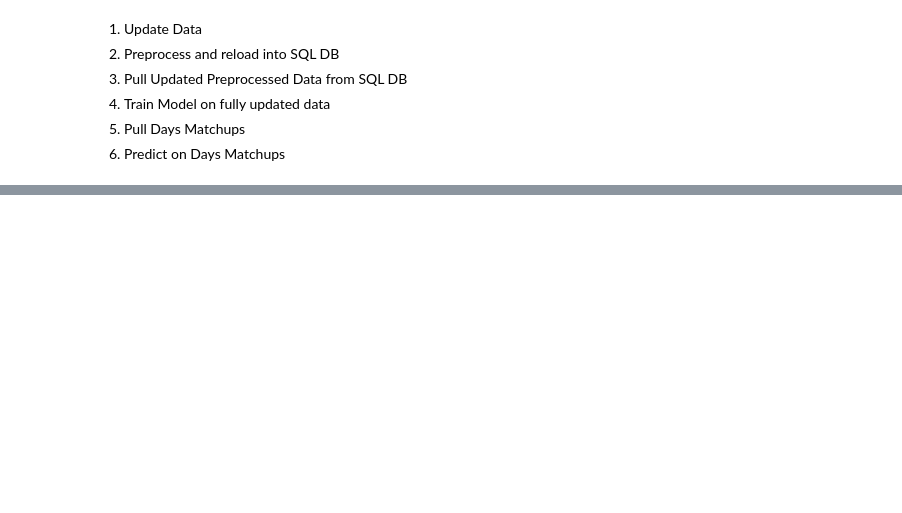
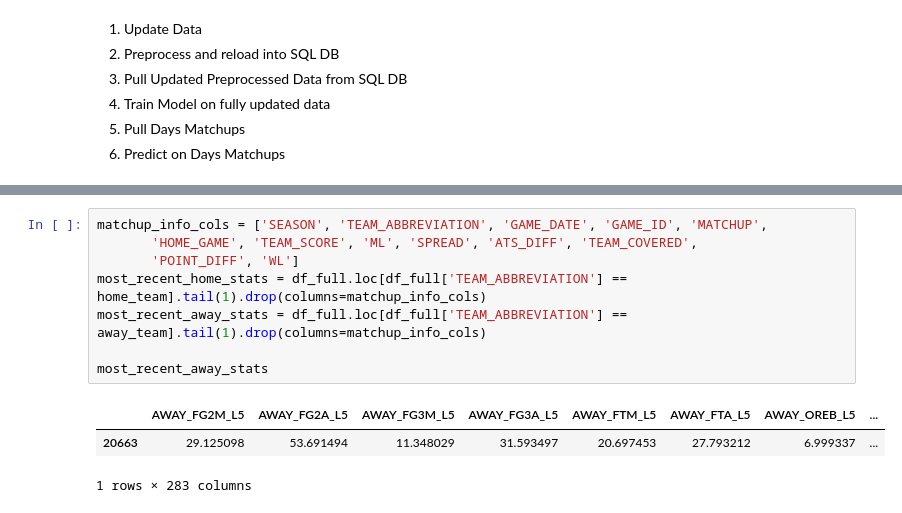
Before and after one commit to jnish23/NBA_Model_V2, a Jupyter notebook: notebooks/RegressionModelToProduction.ipynb, the cells around one changed output, grey strips where cells are left out. Cells and saved outputs as stored; diff of their text form; blank space fills up the shorter version.

```diff
--- a/notebooks/RegressionModelToProduction.ipynb
+++ b/notebooks/RegressionModelToProduction.ipynb
@@ -23,0 +862,12 @@ NameError: name 'update_all_data' is not defined
+# %%
+matchup_info_cols = ['SEASON', 'TEAM_ABBREVIATION', 'GAME_DATE', 'GAME_ID', 'MATCHUP',
+       'HOME_GAME', 'TEAM_SCORE', 'ML', 'SPREAD', 'ATS_DIFF', 'TEAM_COVERED',
+       'POINT_DIFF', 'WL']
+most_recent_home_stats = df_full.loc[df_full['TEAM_ABBREVIATION'] == home_team].tail(1).drop(columns=matchup_info_cols)
+most_recent_away_stats = df_full.loc[df_full['TEAM_ABBREVIATION'] == away_team].tail(1).drop(columns=matchup_info_cols)
+
+most_recent_away_stats
+# %% [output]
+|  | AWAY_FG2M_L5 | AWAY_FG2A_L5 | AWAY_FG3M_L5 | AWAY_FG3A_L5 | AWAY_FTM_L5 | AWAY_FTA_L5 | AWAY_OREB_L5 | ... |
+| 20663 | 29.125098 | 53.691494 | 11.348029 | 31.593497 | 20.697453 | 27.793212 | 6.999337 | ... |
+1 rows × 283 columns
```
Also changed, not shown: parts of 22 cells of this notebook, 6 other files.
